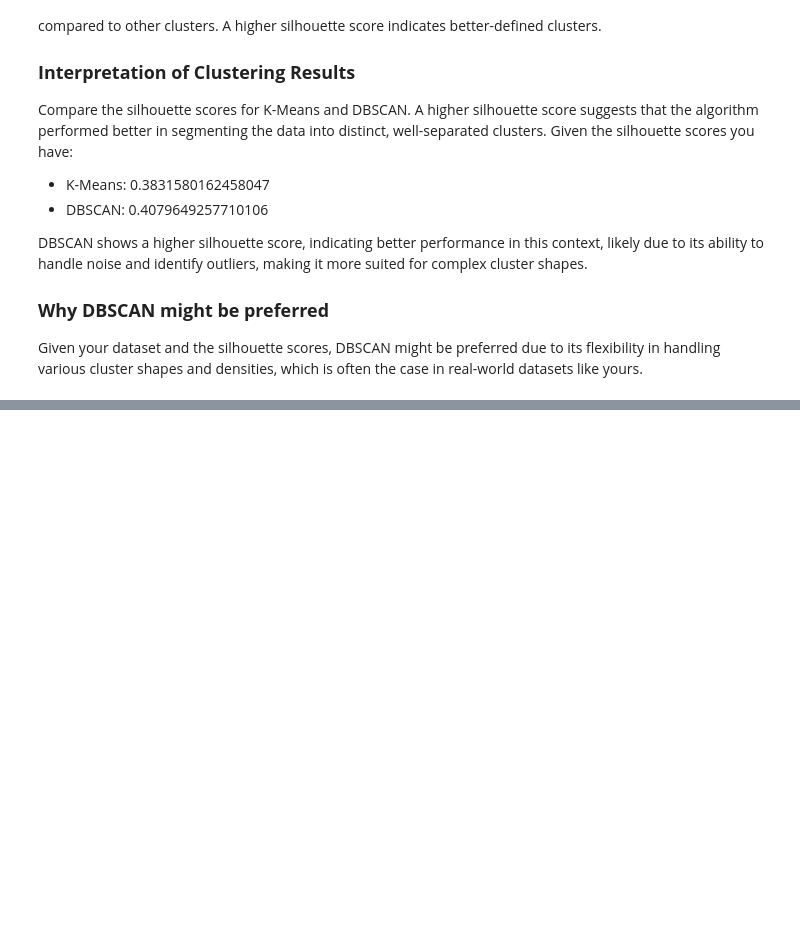
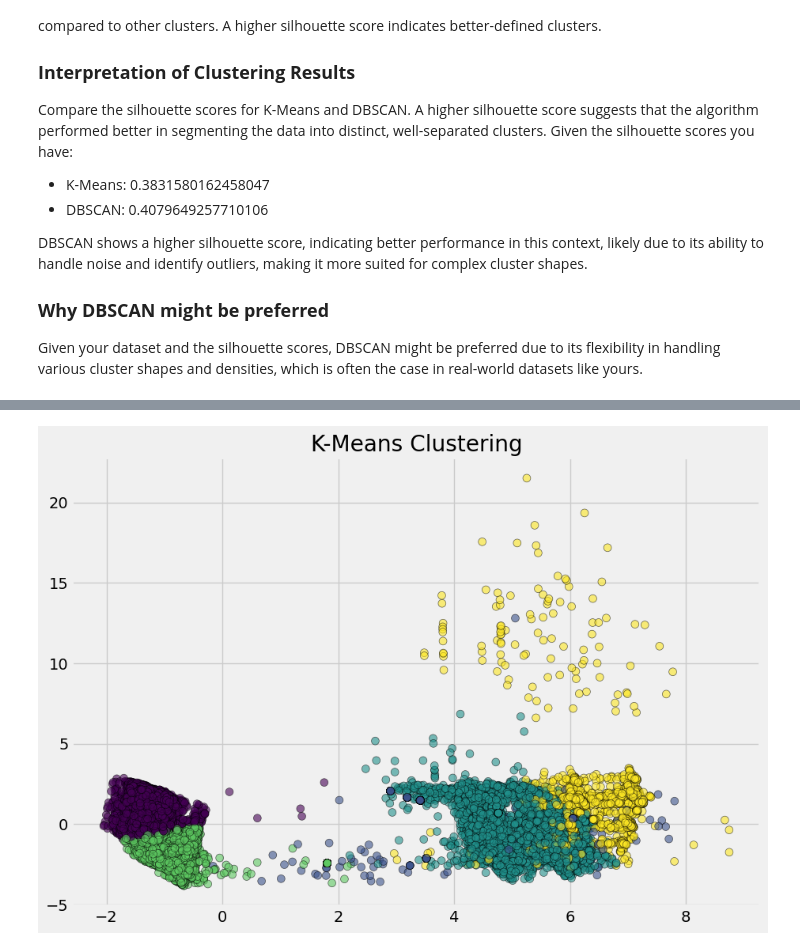
Before and after one commit to CarlaDubehizaRibera/ML2024CA1-CARLA-RIBERA, a Jupyter notebook: CA1ML2024 - CARLA RIBERA2022368.ipynb, the cells around one changed output, grey strips where cells are left out. Cells and saved outputs as stored; diff of their text form; code cells hidden in the pictures; blank space fills up the shorter version.

```diff
--- a/CA1ML2024 - CARLA RIBERA2022368.ipynb
+++ b/CA1ML2024 - CARLA RIBERA2022368.ipynb
@@ -340,0 +345,14 @@ Given your dataset and the silhouette scores, DBSCAN might be preferred due to i
+# %%
+from sklearn.decomposition import PCA
+
+# Reducing the dataset dimensions with PCA
+pca = PCA(n_components=2)
+df_pca = pca.fit_transform(df_scaled)
+
+# Plotting the K-Means clusters
+plt.figure(figsize=(10, 7))
+plt.scatter(df_pca[:, 0], df_pca[:, 1], c=kmeans_labels, cmap='viridis', marker='o', edgecolor='k', s=50, alpha=0.6)
+plt.title('K-Means Clustering')
+plt.show()
+# %% [output]
+[figure, added]
```
Also changed, not shown: parts of 3 cells of this notebook.
